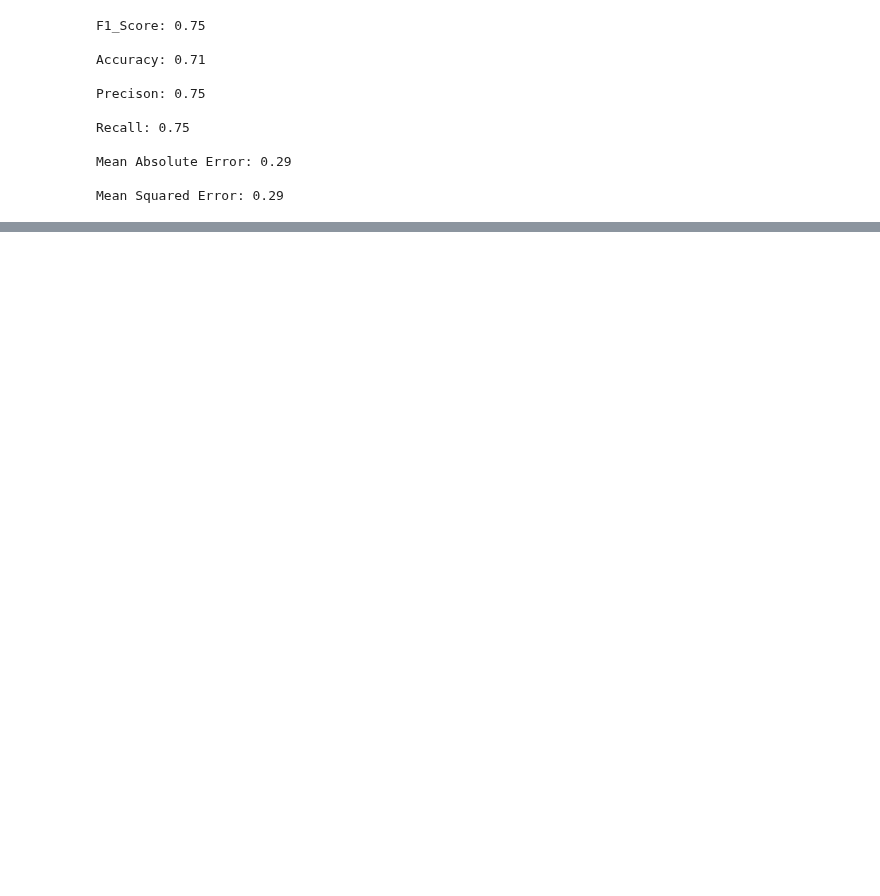
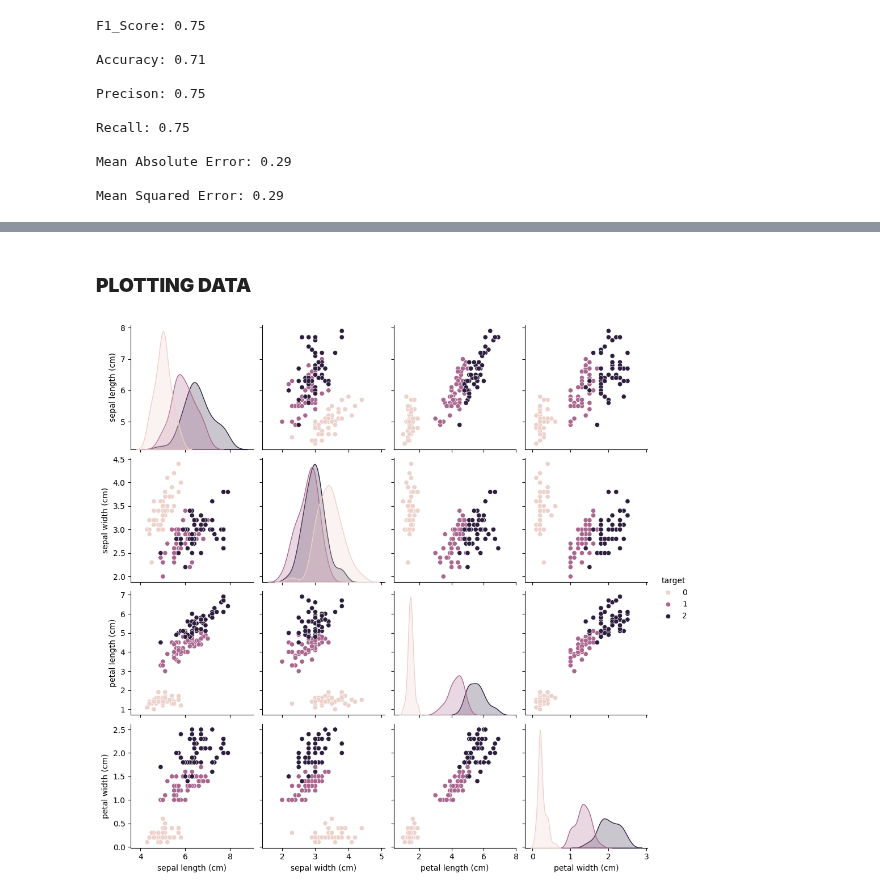
Before and after one commit to FabioBiit/ML_SCRIPTS, a Jupyter notebook: NOTEBOOKS/ML_NOTEBOOK.ipynb, the cells around one changed output, grey strips where cells are left out. Cells and saved outputs as stored; diff of their text form; code cells hidden in the pictures; blank space fills up the shorter version.

```diff
--- a/NOTEBOOKS/ML_NOTEBOOK.ipynb
+++ b/NOTEBOOKS/ML_NOTEBOOK.ipynb
@@ -52,0 +55,28 @@ Mean Squared Error: 0.29
+# %%
+# Librerie
+import pandas as pd
+import numpy as np
+import matplotlib.pyplot as plt
+import seaborn as sns
+
+# Funzione che serve ad effettuare la divisione tra train set e test set
+from sklearn.model_selection import train_test_split
+
+# Metriche per definire la qualità del modello generato
+from sklearn.metrics import accuracy_score, mean_squared_error, classification_report
+
+# Seme che garantisce la possibilità di replicare i dati
+random_seed = 42
+
+np.random.seed(random_seed)
+
+# Caricamento Dati
+from sklearn.datasets import load_iris
+iris = load_iris()
+
+# Creazione Dataframe
+df_iris = pd.DataFrame(iris.data, columns=iris.feature_names)
+df_iris['target'] = iris.target
+
+df_iris.head()
+#display(df_iris)
@@ -52,0 +90,13 @@ Mean Squared Error: 0.29
+# %% [markdown]
+### **PLOTTING DATA**
+# %%
+# Consente di recuperare tutte le caratteristiche e plottarle (va bene per i pochi dati che abbiamo, griglia risultante 4x4)
+sns.pairplot(df_iris, hue='target')
+plt.show()
+
+X = df_iris.drop('target', axis=1)
+y = df_iris['target']
+
+X_train, X_test, y_train, y_test = train_test_split(X, y, test_size=0.3, random_state = random_seed)
+# %% [output]
+[figure, added]
```
Also changed, not shown: parts of 3 cells of this notebook.
